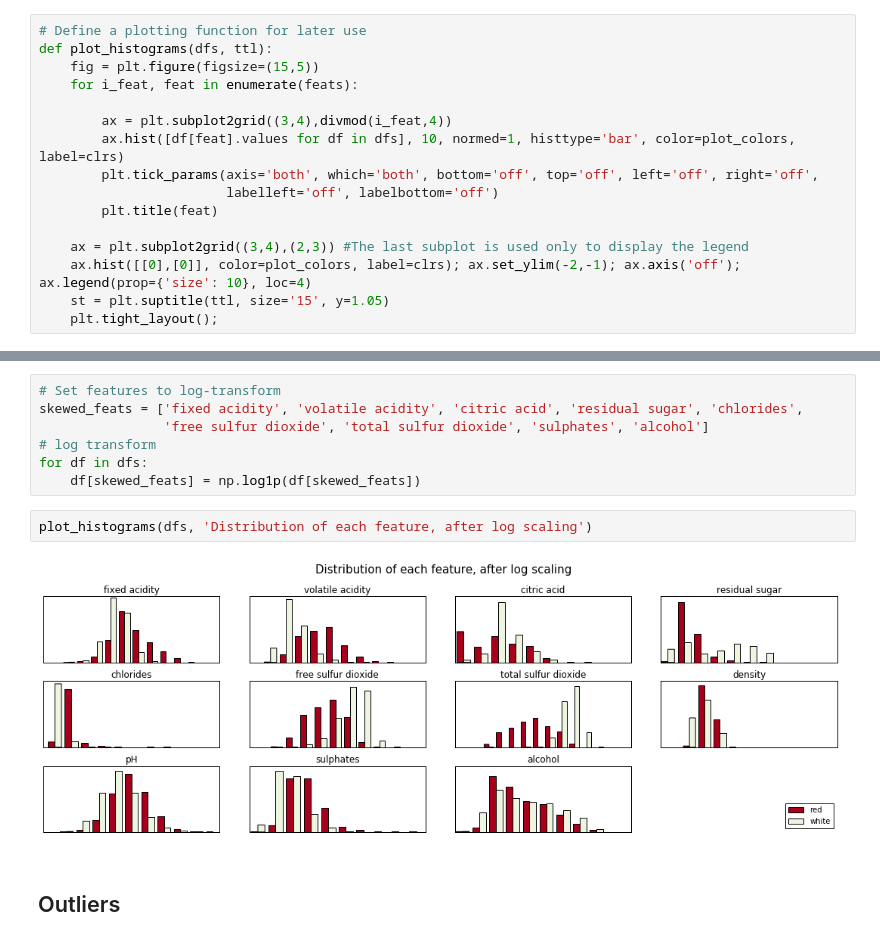
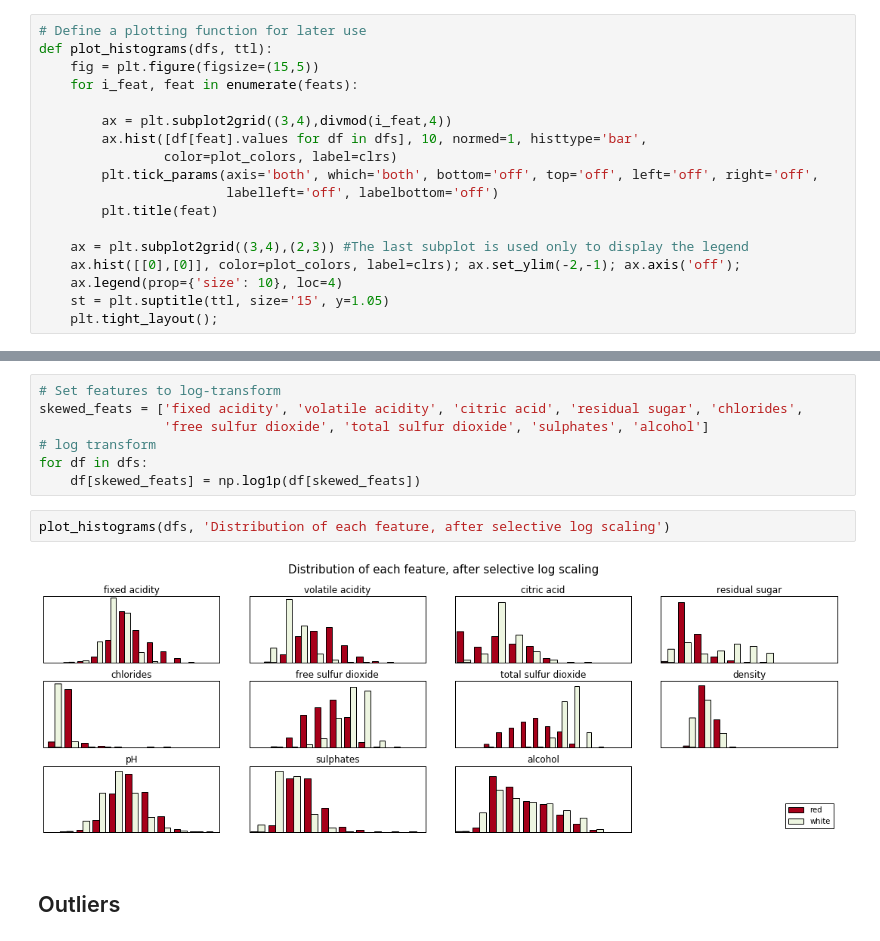
Before and after one commit to albertwildeman/Vinho_Verde, a Jupyter notebook: WineQuality.ipynb, the cells around one changed output, grey strips where cells are left out. Saved outputs shown, nothing was run; the diff lists cells and outputs as text.

```diff
--- a/WineQuality.ipynb
+++ b/WineQuality.ipynb
@@ -37,13 +37,15 @@ def plot_histograms(dfs, ttl):
     for i_feat, feat in enumerate(feats):
 
         ax = plt.subplot2grid((3,4),divmod(i_feat,4))
-        ax.hist([df[feat].values for df in dfs], 10, normed=1, histtype='bar', color=plot_colors, label=clrs)
+        ax.hist([df[feat].values for df in dfs], 10, normed=1, histtype='bar',
+                color=plot_colors, label=clrs)
         plt.tick_params(axis='both', which='both', bottom='off', top='off', left='off', right='off',
                         labelleft='off', labelbottom='off')
         plt.title(feat)
 
     ax = plt.subplot2grid((3,4),(2,3)) #The last subplot is used only to display the legend
-    ax.hist([[0],[0]], color=plot_colors, label=clrs); ax.set_ylim(-2,-1); ax.axis('off'); ax.legend(prop={'size': 10}, loc=4)
+    ax.hist([[0],[0]], color=plot_colors, label=clrs); ax.set_ylim(-2,-1); ax.axis('off');
+    ax.legend(prop={'size': 10}, loc=4)
     st = plt.suptitle(ttl, size='15', y=1.05)
     plt.tight_layout();
 # %% [markdown]
@@ -92,9 +95,9 @@ skewed_feats = ['fixed acidity', 'volatile acidity', 'citric acid', 'residual su
 for df in dfs:
     df[skewed_feats] = np.log1p(df[skewed_feats])
 # %%
-plot_histograms(dfs, 'Distribution of each feature, after log scaling')
+plot_histograms(dfs, 'Distribution of each feature, after selective log scaling')
 # %% [output]
-[figure, old version]
+[figure, new version]
 # %% [markdown]
 ## Outliers
 # %%
```
Also changed, not shown: parts of 10 cells of this notebook, 1 other file.
